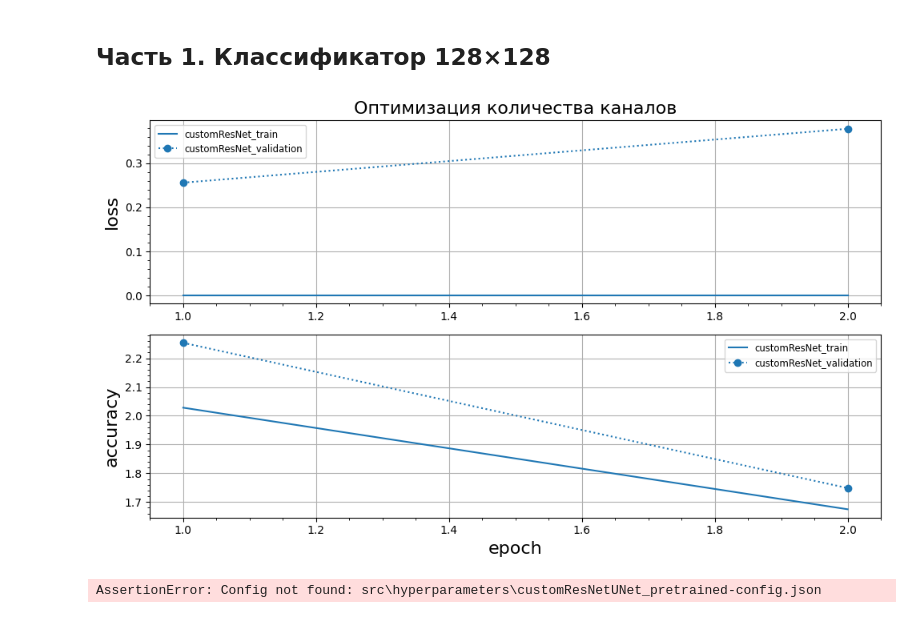
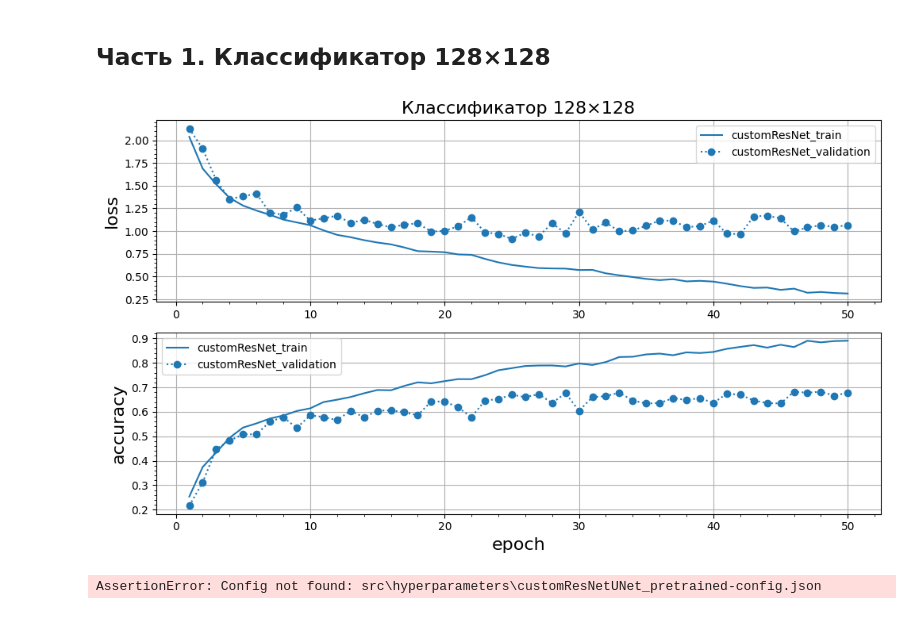
Before and after one commit to romangorbunov91/custom-U-Net, a Jupyter notebook: main_notebook.ipynb, the cells around one changed output. Drawn from its saved outputs; the diff is of its cells as text; code cells hidden in the pictures.

```diff
--- a/main_notebook.ipynb
+++ b/main_notebook.ipynb
@@ -95,36 +95,36 @@ plot_idx = usid.customResNet.value
 
 train_log_path = logs_dir / f"{model_names[plot_idx]}.json"
 assert train_log_path.exists(), f"Log not found: {train_log_path}"
 with open(train_log_path, "r") as f:
     train_log_full = json.load(f)
 log_data_df = pd.DataFrame(train_log_full.get("train_log"))
 
 plot_legend_local = []
 fig, axs = plt.subplots(ncols=1, nrows=2, figsize=user_figsize)
 for k, ax in enumerate(axs):
     if k == 0:
         ax.set_title("Классификатор 128×128", fontsize=user_fontsize)
     else:
         ax.set_xlabel(plot_xlabel, fontsize=user_fontsize)
     for m in range(METRIC_NUM):
         ax.plot(
             log_data_df.iloc[:,0],
-            log_data_df.iloc[:,2*m+k+1],
+            log_data_df.iloc[:,2+2*m+k],
             marker=plot_mark[m],
             linestyle=line_type[m],
             color=tab10_colors[plot_idx]
             )
         plot_legend_local.extend([model_names[plot_idx] + '_' + tp for tp in plot_legend])
     ax.set_ylabel(plot_ylabels[k], fontsize=user_fontsize)
-    ax.legend(plot_legend_local, fontsize='small')
+    ax.legend(plot_legend_local, fontsize='medium')
     ax.grid()
     ax.minorticks_on()
 
 plt.tight_layout()
 plt.savefig('readme_img/backbone.png', bbox_inches='tight')
 plt.show()
 # %% [output]
-[figure, old version]
+[figure, new version]
 # %%
 metadata_list = []
 train_log_list = []
```
Also changed, not shown: 8 other files.
